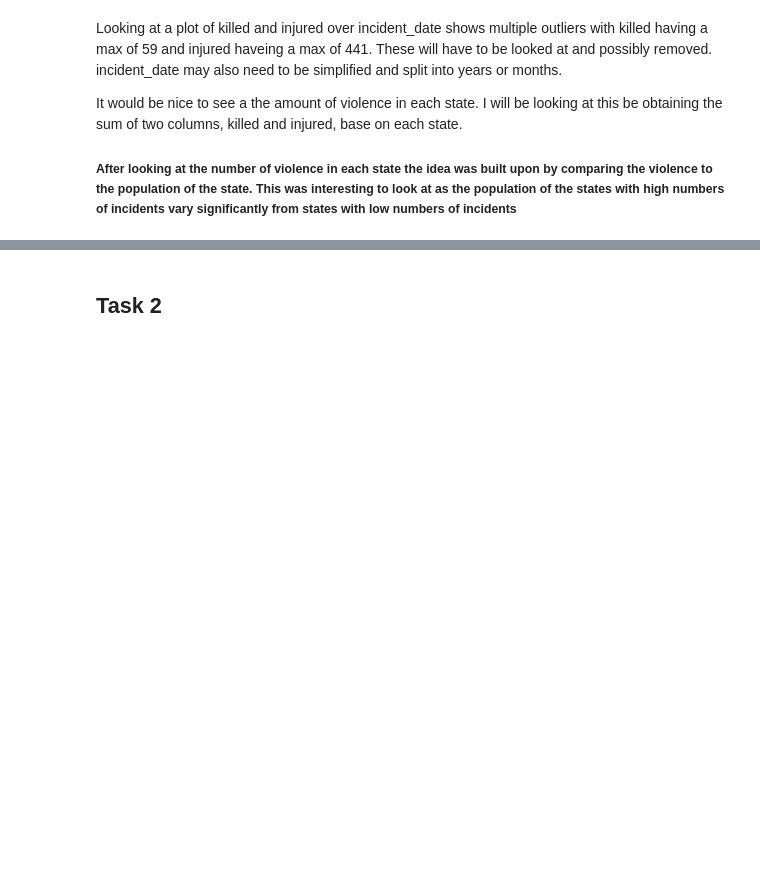
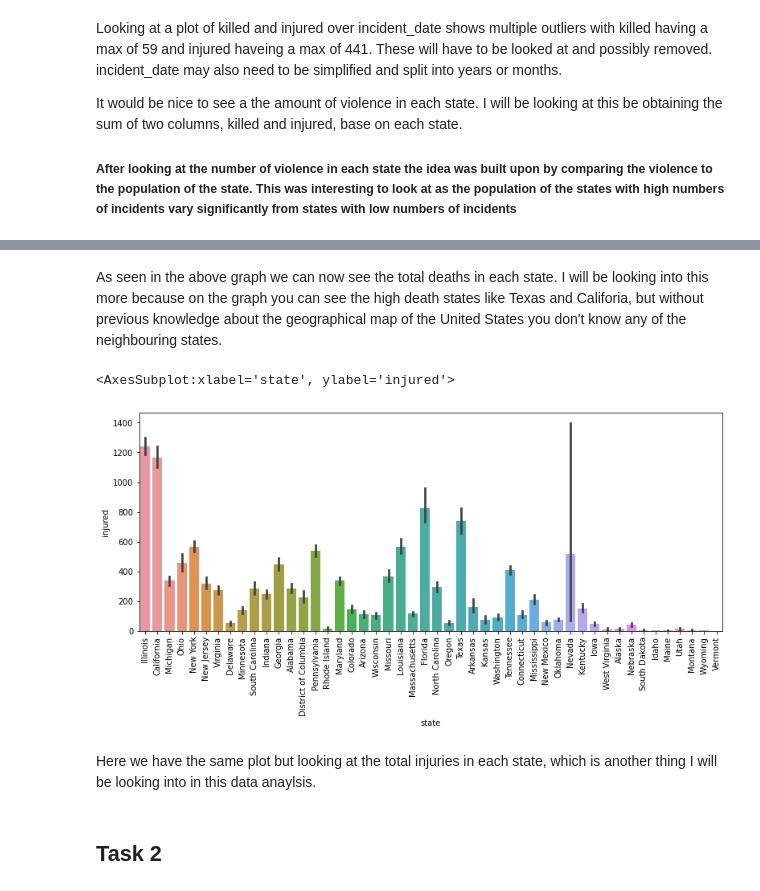
Before and after one commit to ubco-W2022T1-cosc301/project-group39, a Jupyter notebook: notebooks/analysis3.ipynb, the cells around one changed output, grey strips where cells are left out. Drawn from its saved outputs; the diff is of its cells as text; code cells hidden in the pictures; blank space fills up the shorter version.

```diff
--- a/notebooks/analysis3.ipynb
+++ b/notebooks/analysis3.ipynb
@@ -65,3 +83,14 @@ It would be nice to see a the amount of violence in each state. I will be lookin
+# %% [markdown]
+As seen in the above graph we can now see the total deaths in each state. I will be looking into this more because on the graph you can see the high death states like Texas and Califoria, but without previous knowledge about the geographical map of the United States you don't know any of the neighbouring states.
+# %%
+plt.figure(figsize=(13,5))
+plt.xticks(rotation=90)
+sns.barplot(x='state', y='injured', data=df, estimator=np.sum)
+# %% [output]
+<AxesSubplot:xlabel='state', ylabel='injured'>
+[figure, added]
+# %% [markdown]
+Here we have the same plot but looking at the total injuries in each state, which is another thing I will be looking into in this data anaylsis.
 # %% [markdown]
 ## Task 2
 # %%
```
Also changed, not shown: parts of 7 cells of this notebook.
